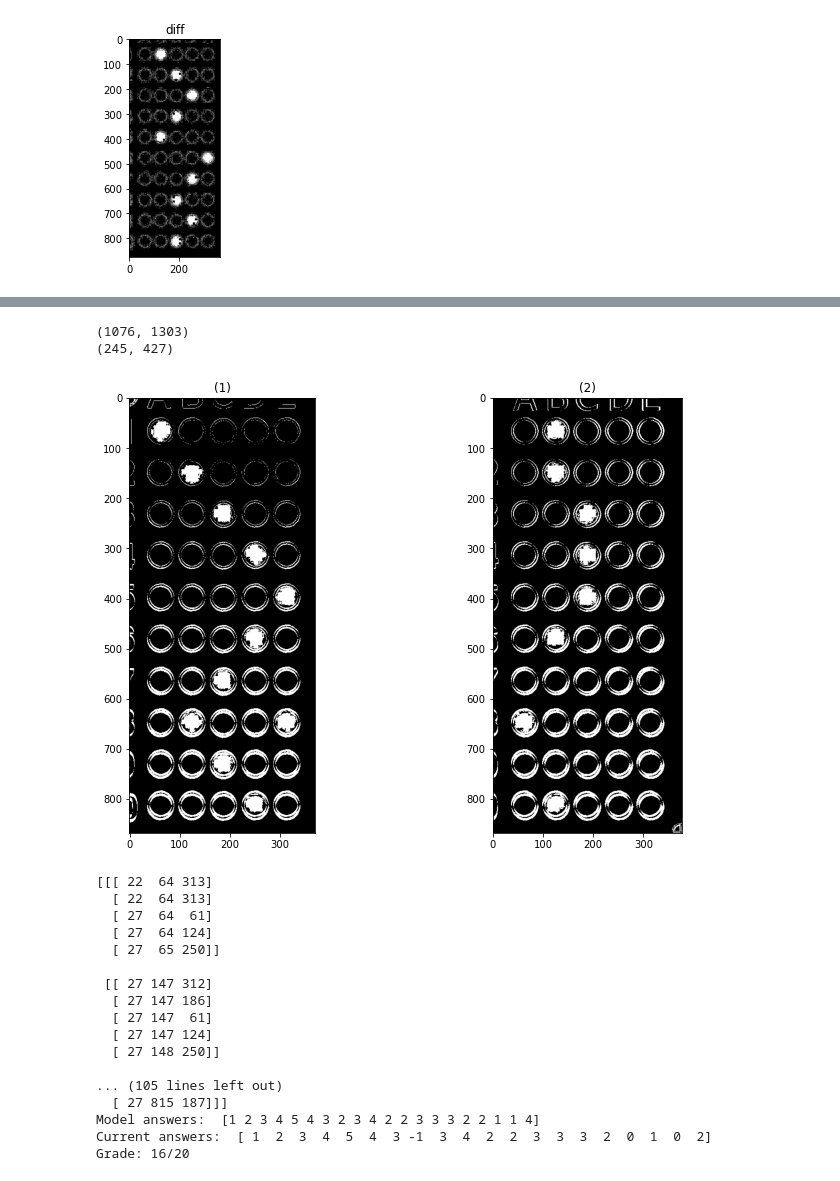
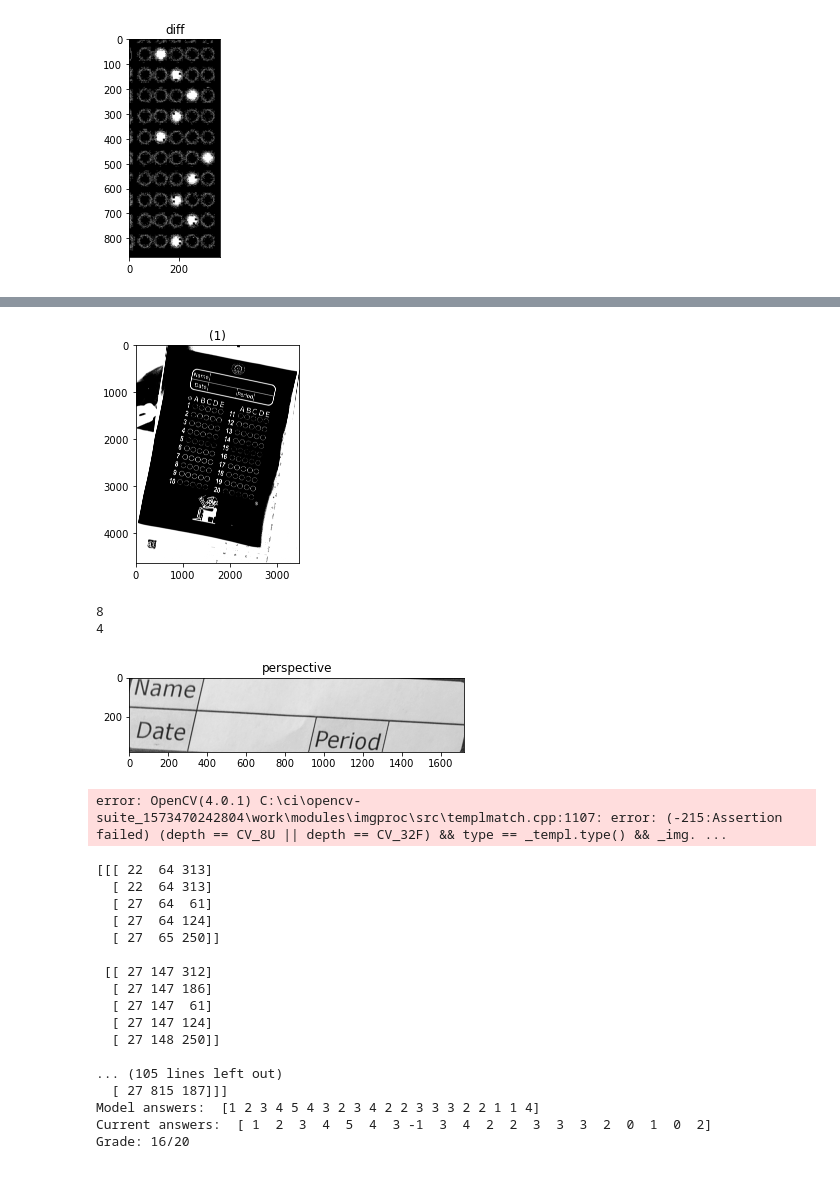
Before and after one commit to cufechs/Bubble-Sheet-Corrector, a Jupyter notebook: Playground/Evaluate_Answers/Evaluate_answers.ipynb, the cells around one changed output, grey strips where cells are left out. Saved outputs shown, nothing was run; the diff lists cells and outputs as text; code cells hidden in the pictures.

```diff
--- a/Playground/Evaluate_Answers/Evaluate_answers.ipynb
+++ b/Playground/Evaluate_Answers/Evaluate_answers.ipynb
@@ -305,30 +308,38 @@ print(coordinates_chunk2.shape)
 # %%
 ##
 # for the answer image:
 ##
 
 # load it and correct its perspective:
-answers = loadImage("ans16.jpeg")
-#answers = perspective_correction(answers)
-#show_images([answers])
+answers = loadImage("raw_imgs/image_raw.jpg")
+answers,_ = perspective_correction(answers)
+show_images([answers],["perspective"])
+
+answers = resize(answers, (1286,1600))
 out_ans = crop_answers_section(answers)
-out_ans = resize(out_ans, out_ref.shape)
-#show_images([out_ans])
+
+show_images([out_ans])
+
+#
 
 ans_chunck1 =out_ans[:,0:370]  #seg bel 7ob
 ans_chunck2 =out_ans[:,450:]
 thresh1 = threshold_otsu(ans_chunck1)
 thresh2 = threshold_otsu(ans_chunck2)
 ans_chunck1 = ans_chunck1 > thresh1
 ans_chunck2 = ans_chunck2 > thresh2
 
+show_images([ref_chunck1,ref_chunck2])
+
 diff1 = ref_chunck1 ^ ans_chunck1
 diff2 = ref_chunck2 ^ ans_chunck2
 show_images([diff1,diff2])
 # %% [output]
+[figure, new version]
-(1076, 1303)
-(245, 427)
+8
+4
-[figure, old version]
+[figure, added]
+error: OpenCV(4.0.1) C:\ci\opencv-suite_1573470242804\work\modules\imgproc\src\templmatch.cpp:1107: error: (-215:Assertion failed) (depth == CV_8U || depth == CV_32F) && type == _templ.type() && _img. ...
 # %%
 modelAnwsers = loadModelAnswer('Model_answer.txt')
 
```
Also changed, not shown: parts of 5 cells of this notebook, 24 other files.
